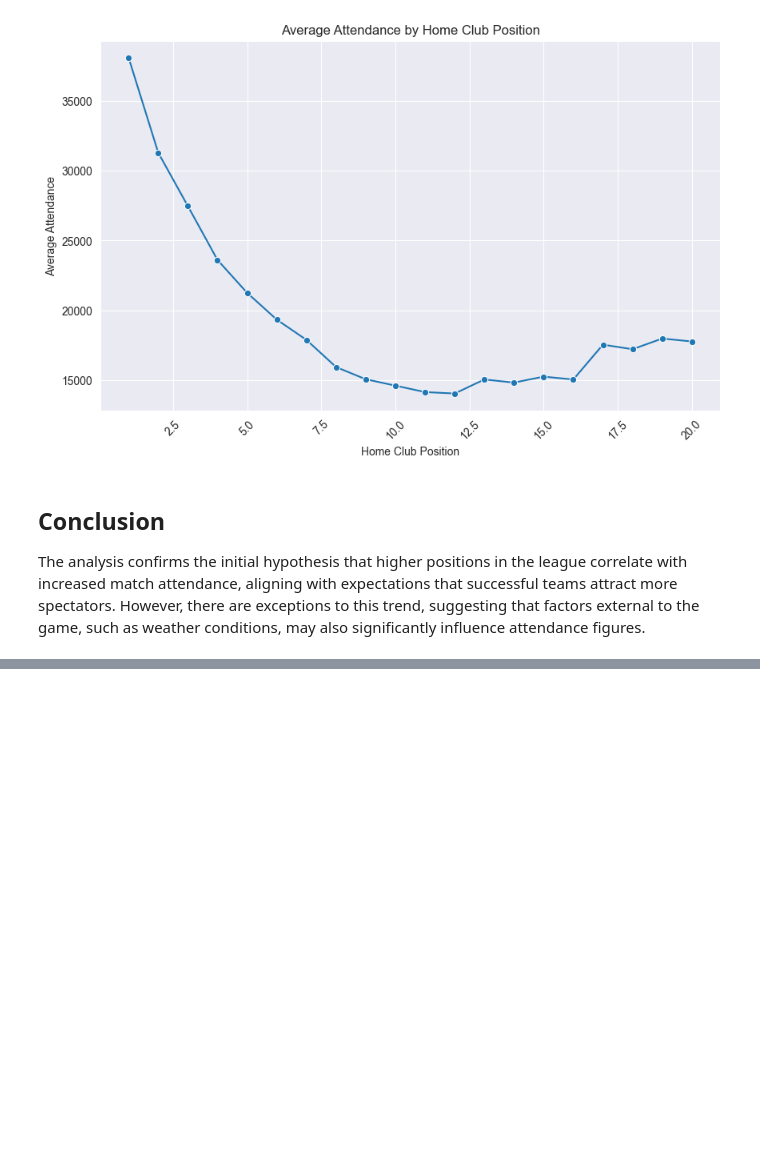
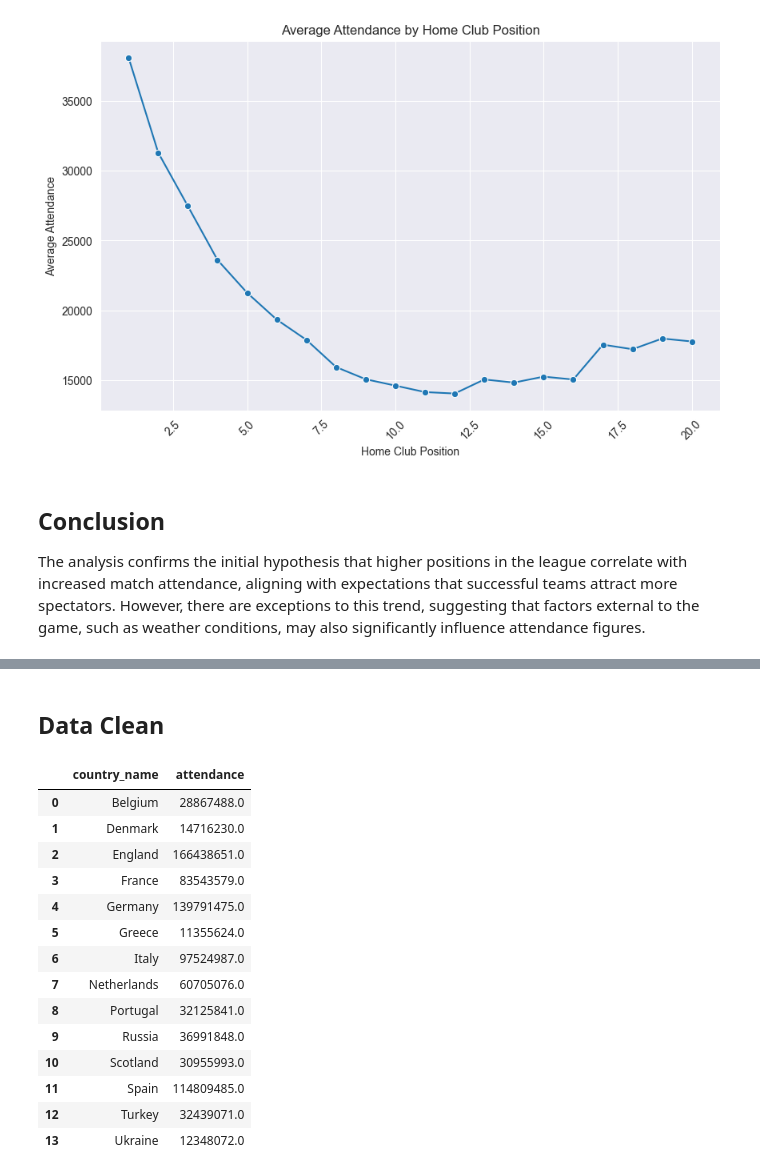
Before and after one commit to BonincontroL/IumTweb_project, a Jupyter notebook: solution/DataAnalysis/JupyterNotebooks/games.ipynb, the cells around one changed output, grey strips where cells are left out. Cells and saved outputs as stored; diff of their text form; code cells hidden in the pictures; blank space fills up the shorter version.

```diff
--- a/solution/DataAnalysis/JupyterNotebooks/games.ipynb
+++ b/solution/DataAnalysis/JupyterNotebooks/games.ipynb
@@ -200,0 +239,23 @@ may also significantly influence attendance figures.
+# %% [markdown]
+## Data Clean
+# %%
+merged_df.dropna(inplace=True)  # Rimuovi righe con valori mancanti
+# Aggregazione per analisi
+attendance_by_country = merged_df.groupby('country_name')['attendance'].sum().reset_index()
+attendance_by_country
+# %% [output]
+|  | country_name | attendance |
+| 0 | Belgium | 28867488.0 |
+| 1 | Denmark | 14716230.0 |
+| 2 | England | 166438651.0 |
+| 3 | France | 83543579.0 |
+| 4 | Germany | 139791475.0 |
+| 5 | Greece | 11355624.0 |
+| 6 | Italy | 97524987.0 |
+| 7 | Netherlands | 60705076.0 |
+| 8 | Portugal | 32125841.0 |
+| 9 | Russia | 36991848.0 |
+| 10 | Scotland | 30955993.0 |
+| 11 | Spain | 114809485.0 |
+| 12 | Turkey | 32439071.0 |
+| 13 | Ukraine | 12348072.0 |
```
Also changed, not shown: parts of 5 cells of this notebook, 7 other files.
